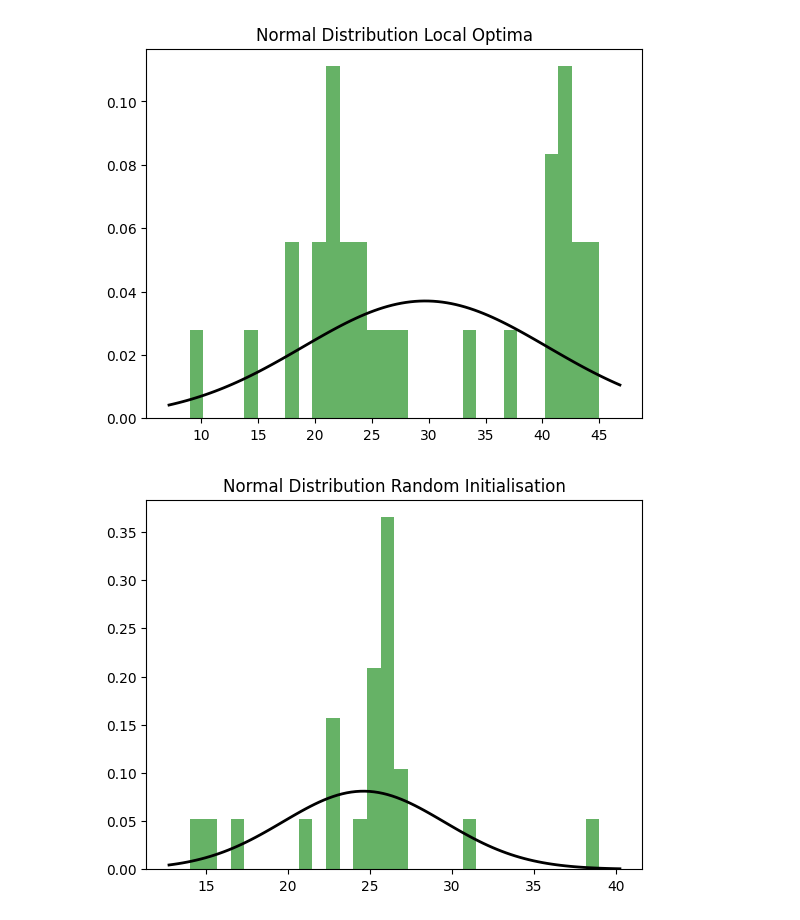
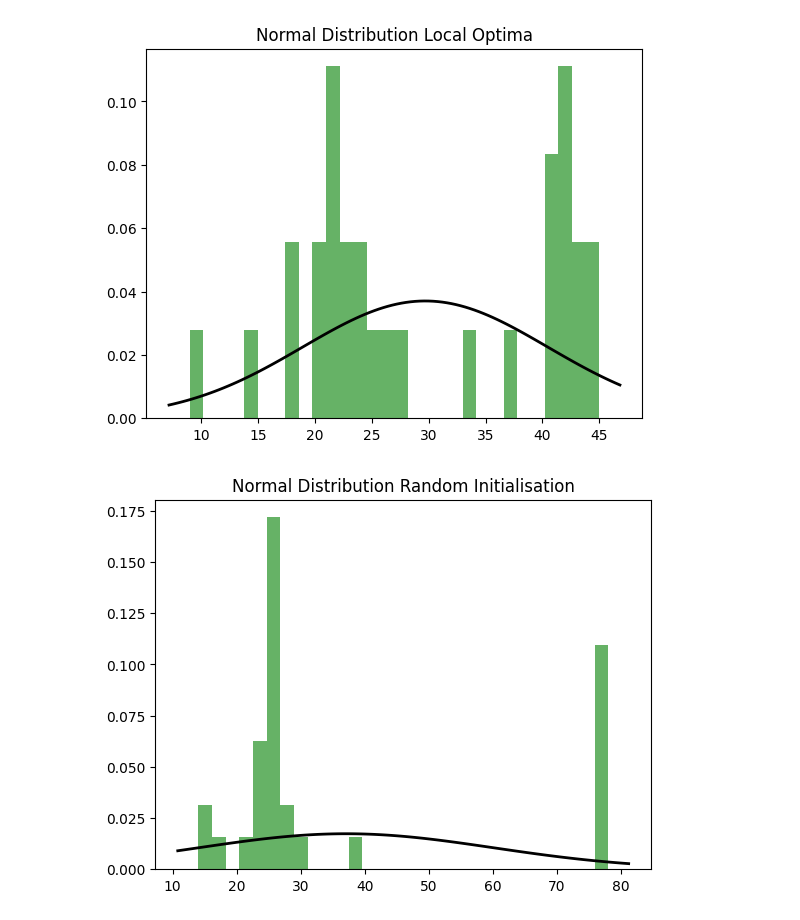
Before and after one commit to TedOiler/KURF, a Jupyter notebook: src/local_optimum_converge.ipynb, the cells around one changed output. Cells and saved outputs as stored; diff of their text form; code cells hidden in the pictures.

Commit message:
use the 2*maximum valuie to replave the None valuje in the convergence iteration number list

```diff
--- a/src/local_optimum_converge.ipynb
+++ b/src/local_optimum_converge.ipynb
@@ -77,15 +97,17 @@ plt.show()
 # %%
 import seaborn as sns
 import numpy as np
 from scipy.stats import norm
-numbers = list(filter(None, converge_iter_num_lst_random))
+none_replacement = max([x for x in converge_iter_num_lst_random if x is not None]) * 2  # you can adjust this as needed
+replaced_list = [x if x is not None else none_replacement for x in converge_iter_num_lst_random]
+numbers = list(filter(None, replaced_list))
 plt.hist(numbers, bins=30, density=True, alpha=0.6, color='g')
  # Create a normal distribution line
 xmin, xmax = plt.xlim()
 x = np.linspace(xmin, xmax, 100)
 p = np.exp(-np.power((x - np.mean(numbers)), 2) / (2 * np.std(numbers) ** 2)) / (np.sqrt(2 * np.pi) * np.std(numbers))
 plt.plot(x, p, 'k', linewidth=2)
 plt.title("Normal Distribution Random Initialisation")
 plt.show()
 # %% [output]
-[figure, old version]
+[figure, new version]
```
Also changed, not shown: parts of 1 cell of this notebook.
